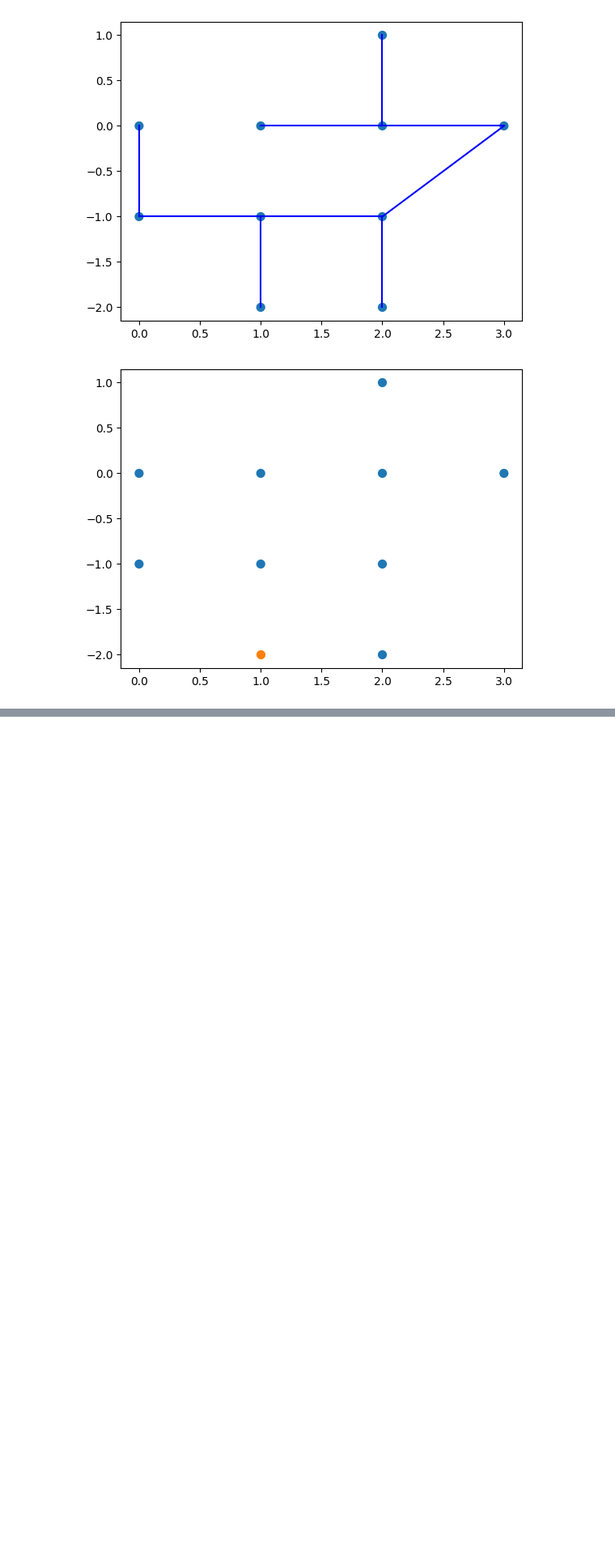
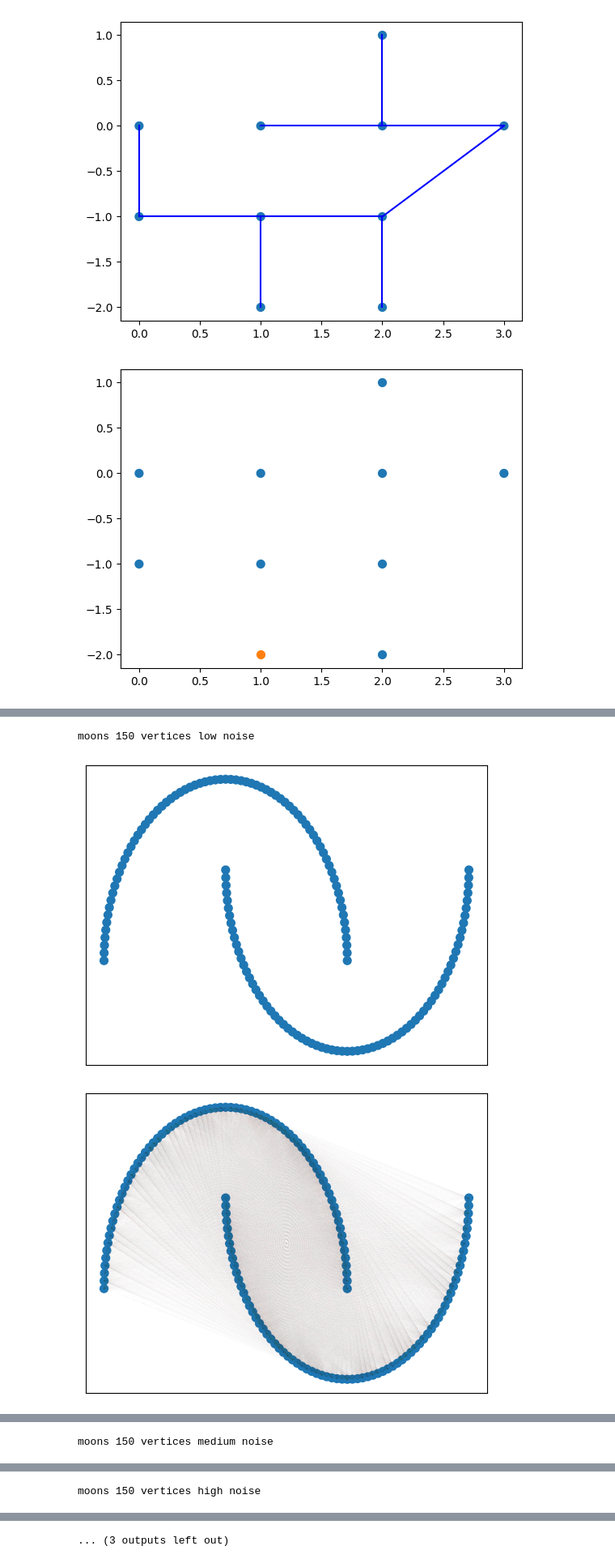
Before and after one commit to smitssjors/mpa, a Jupyter notebook: visualization.ipynb, the cells around one changed output, grey strips where cells are left out. Shown at 81% size. Cells and saved outputs as stored; diff of their text form; code cells hidden in the pictures; blank space fills up the shorter version.

```diff
--- a/visualization.ipynb
+++ b/visualization.ipynb
@@ -221,0 +239,13 @@ find_connected_components()
+# %%
+print ('moons 150 vertices low noise')
+visualize('moons-150-low', 2)
+
+print ('moons 150 vertices medium noise')
+visualize('moons-150-medium', 6)
+
+print ('moons 150 vertices high noise')
+visualize('moons-150-high', 10)
+# %% [output]
+moons 150 vertices low noise
+[figure, added]
+[figure, added]
@@ -221,0 +254 @@ find_connected_components()
+moons 150 vertices medium noise
@@ -221,0 +259 @@ find_connected_components()
+moons 150 vertices high noise
@@ -221,0 +261 @@ find_connected_components()
+... (3 outputs left out)
```
Also changed, not shown: parts of 7 cells of this notebook.
